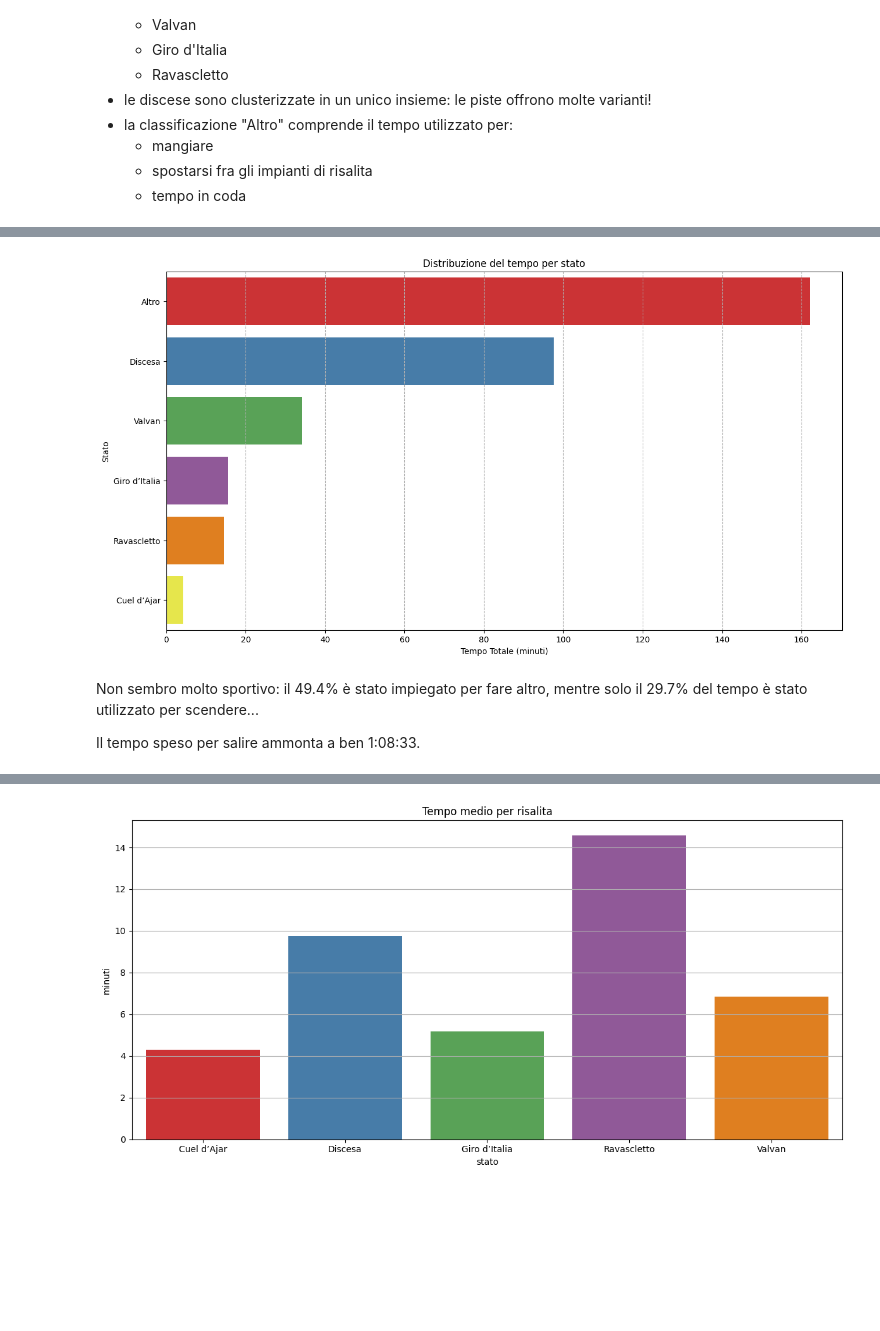
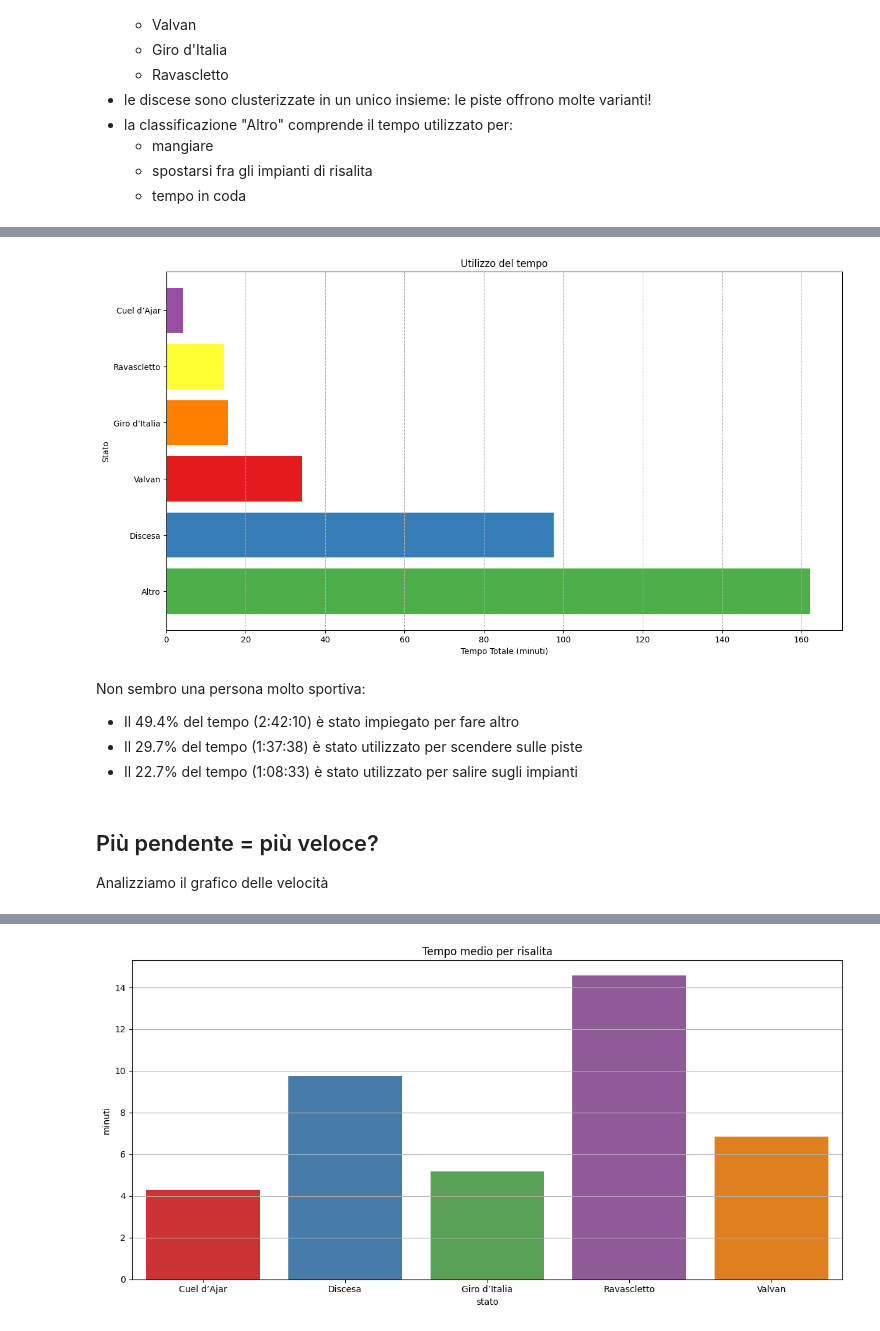
Before and after one commit to thomasmassarutto/DataSlopes, a Jupyter notebook: DataSlopes.ipynb, the cells around one changed output, grey strips where cells are left out. Drawn from its saved outputs; the diff is of its cells as text; code cells hidden in the pictures; blank space fills up the shorter version.

```diff
--- a/DataSlopes.ipynb
+++ b/DataSlopes.ipynb
@@ -391,12 +444,18 @@ conteggio_stati.columns= [ 'stato', 'conteggio']
 
 tempo= pd.merge(conteggio_stati, tempo_per_stato, on='stato', how='right').fillna(0)
 
+## evita divisioni per infinito
+tempo.loc[(tempo['stato'] == 'Altro') & (tempo['conteggio'] == 0.0), 'conteggio'] = 1
+
 tempo['tempo_medio']= tempo['tempo_totale'] / tempo['conteggio']
 tempo['tempo_percentuale']= (tempo['tempo_totale'] / time_delta) * 100
 
 tempo['tempo_totale_minuti'] = tempo['tempo_totale']/ 60
 
 tempo['tempo_medio_minuti'] = tempo['tempo_medio'] / 60
+
+tempo['tempo_totale_formattato'] = tempo['tempo_totale'].apply(lambda x: str(datetime.timedelta(seconds=x)))
+tempo['tempo_medio_formattato'] = tempo['tempo_medio'].apply(lambda x: str(datetime.timedelta(seconds=x)))
 
 
 ## calocolo tempo totale in risalita
@@ -411,6 +470,10 @@ tempo_totale_risalite = tempo_risalite['tempo_totale'].sum()
 #print(str(datetime.timedelta(seconds=tempo_totale_risalite)))
 #print(str(datetime.timedelta(seconds=5858)))
 
+colori_impianti_risalita = tempo['stato'].map(colori_stato).fillna('graey')
 
+## ordinato in basea al tempo tot
+tempo_sorted = tempo.sort_values(by='tempo_totale_minuti', ascending=False)
+colori_impianti_risalita = tempo_sorted['stato'].map(colori_stato).fillna('graey')
 
-tempo.head(10)
+#tempo.head(10)
@@ -440,24 +480,27 @@ plt.show()
 # %%
+plt.figure(figsize=(15, 8))
+plt.title('Utilizzo del tempo')
 
-tempo_sorted = tempo.sort_values(by='tempo_totale_minuti', ascending=False)
-
-plt.figure(figsize=(15, 8))
-plt.title('Distribuzione del tempo per stato')
-
-sns.barplot(data=tempo_sorted,
-                 y='stato',
-                 x='tempo_totale_minuti',
-                 hue='stato',
-                 palette='Set1')
+plt.barh(tempo_sorted['stato'],
+        tempo_sorted['tempo_totale_minuti'],
+        color=colori_impianti_risalita
+        )
 
 plt.xlabel('Tempo Totale (minuti)')
 plt.ylabel('Stato')
-plt.grid( axis='x',linestyle='--')
+plt.grid(axis='x',
+        linestyle='--')
 
 plt.show()
 # %% [output]
-[figure, old version]
+[figure, new version]
 # %% [markdown]
-Non sembro molto sportivo: il 49.4% è stato impiegato per fare altro, mentre solo il 29.7% del tempo è stato utilizzato per scendere...
+Non sembro una persona molto sportiva:
 
-Il tempo speso per salire ammonta a ben 1:08:33.
+- Il 49.4% del tempo (2:42:10) è stato impiegato per fare altro
+- Il 29.7% del tempo (1:37:38) è stato utilizzato per scendere sulle piste
+- Il 22.7% del tempo (1:08:33) è stato utilizzato per salire sugli impianti
+# %% [markdown]
+## Più pendente = più veloce?
+
+Analizziamo il grafico delle velocità
```
Also changed, not shown: parts of 27 cells of this notebook, 5 other files.
